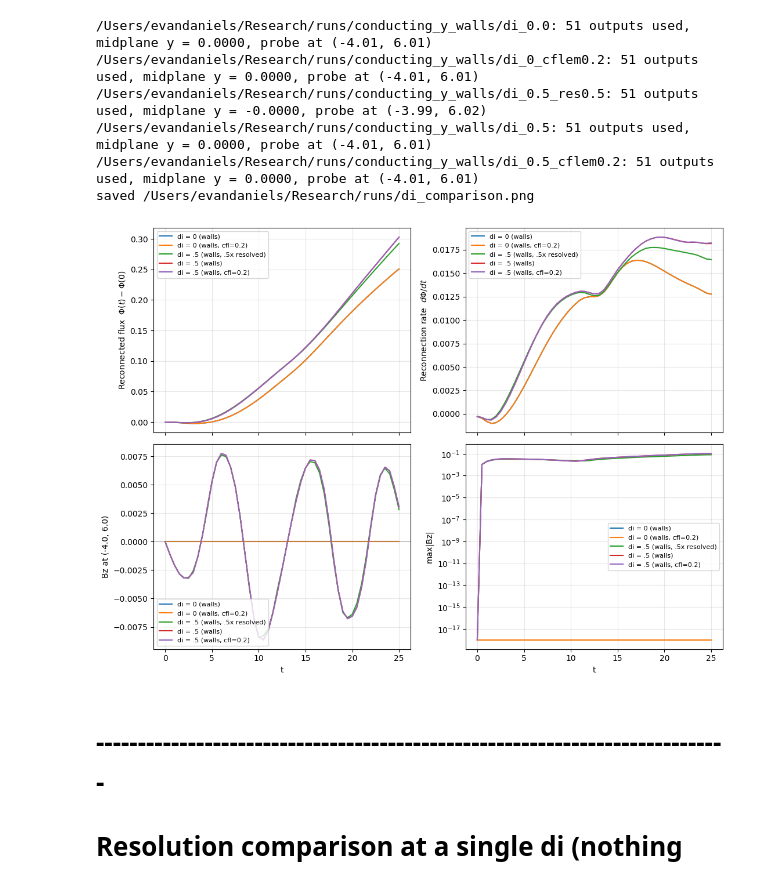
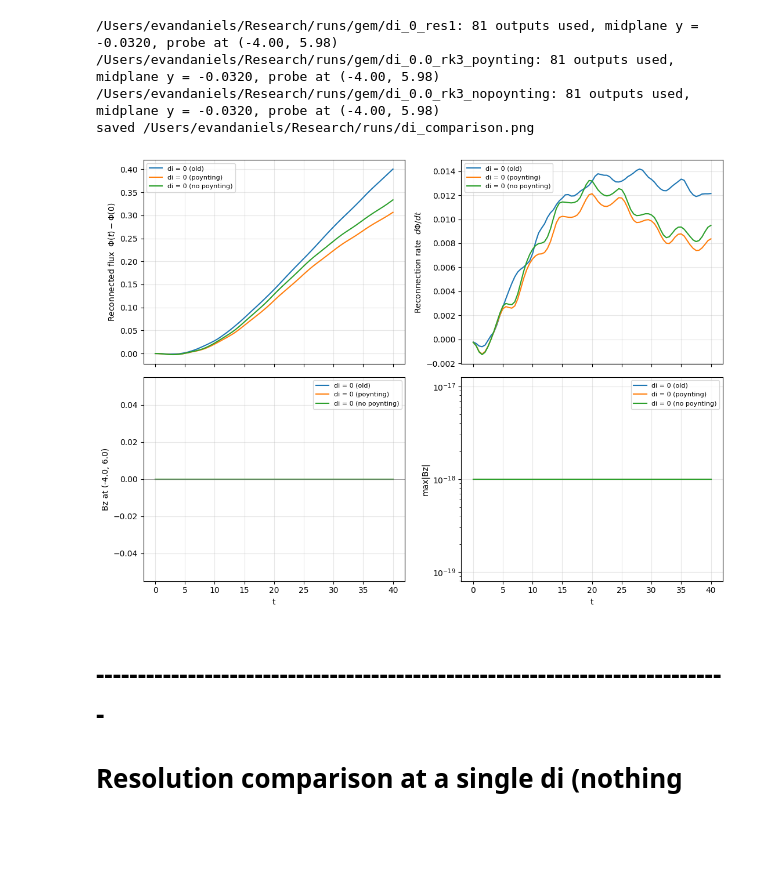
Before and after one commit to evan-daniels/mhd, a Jupyter notebook: src/matlab/compare_di.ipynb, the cells around one changed output. Saved outputs shown, nothing was run; the diff lists cells and outputs as text; code cells hidden in the pictures; blank space fills up the shorter version.

```diff
--- a/src/matlab/compare_di.ipynb
+++ b/src/matlab/compare_di.ipynb
@@ -26,16 +26,24 @@ BASE = os.path.expanduser('~/Research/runs')
 
 RUNS = {                     # label : folder under BASE
     # 'di = 0 (periodic)':    'periodic_y_boundary/di_0.0',
-    'di = 0 (walls)':    'conducting_y_walls/di_0.0',
+    # 'di = 0 (walls)':    'conducting_y_walls/di_0.0',
     # 'di = .1 (walls)':    'conducting_y_walls/di_0.1',
     # 'di = .1 (walls, .5x resolved)':    'conducting_y_walls/di_0.1_res0.5',
-    'di = 0 (walls, cfl=0.2)':    'conducting_y_walls/di_0_cflem0.2',
-    'di = .5 (walls, .5x resolved)':    'conducting_y_walls/di_0.5_res0.5',
-    'di = .5 (walls)':    'conducting_y_walls/di_0.5',
-    'di = .5 (walls, cfl=0.2)':    'conducting_y_walls/di_0.5_cflem0.2'
+    # 'di = 0 (walls, cfl=0.2)':    'conducting_y_walls/di_0_cflem0.2',
+    # 'di = .5 (walls, .5x resolved)':    'conducting_y_walls/di_0.5_res0.5',
+    # 'di = .5 (walls)':    'conducting_y_walls/di_0.5',
+    # 'di = .5 (walls, cfl=0.2)':    'conducting_y_walls/di_0.5_cflem0.2'
     # 'di = 0.1':  'di_0.1',
     # 'di = 0.25': 'di_0.25',
     # 'di = 0.5':  'di_0.5',
+    # 'di = 1' : 'gem/di_1.0_res1',
+    # 'di = 0' : 'gem/di_0_res1',
+    # 'di = 1' : 'gem/di_1.0_rk3_cw0_crash20.9',
+    'di = 0 (old)':      'gem/di_0_res1',
+    'di = 0 (poynting)': 'gem/di_0.0_rk3_poynting',
+    'di = 0 (no poynting)': 'gem/di_0.0_rk3_nopoynting'
+
+
 }
 
 P      = 10          # MPI ranks
@@ -75,7 +83,8 @@ def analyze_run(run_dir):
         bz_max.append(np.abs(Bz).max())
 
     # keep only outputs up to t_final (drops the repeated final writeout)
-    T_FINAL = 25.0
+    # T_FINAL = 25.0
+    T_FINAL = 40
     keep = [i for i, ti in enumerate(t) if ti <= T_FINAL + 1e-9]
     t        = [t[i] for i in keep]
     phi      = [phi[i] for i in keep]
@@ -107,39 +116,37 @@ fig, axs = plt.subplots(2, 2, figsize=(11, 8), sharex=True)
 for label, r in results.items():
     ax_phi.plot(r['t'], r['phi'], label=label)
     ax_rate.plot(r['t'], r['rate'], label=label)
     ax_probe.plot(r['t'], r['bz_probe'], label=label)
     ax_bzmax.semilogy(r['t'], np.maximum(r['bz_max'], 1e-18), label=label)
 
 ax_phi.set_ylabel(r'Reconnected flux  $\Phi(t)-\Phi(0)$')
 ax_rate.set_ylabel(r'Reconnection rate  $d\Phi/dt$')
 ax_probe.set_ylabel(f'Bz at ({PROBE[0]}, {PROBE[1]})')
 ax_bzmax.set_ylabel('max|Bz|')
 ax_probe.axhline(0, color='gray', lw=0.5)
 for ax in axs.flat:
     ax.grid(alpha=0.3)
     ax.legend(fontsize=8)
 for ax in axs[1]:
     ax.set_xlabel('t')
 
 fig.tight_layout()
 out = os.path.join(BASE, 'di_comparison.png')
 fig.savefig(out, dpi=150)
 print(f'saved {out}')
 plt.show()
 
 # Save the numbers too, one CSV per run
 for label, r in results.items():
     fname = os.path.join(BASE, f"timeseries_{label.replace(' ', '').replace('=', '_')}.csv")
     np.savetxt(fname, np.column_stack([r['t'], r['phi'], r['rate'], r['bz_probe'], r['bz_max']]),
                delimiter=',', header='t,phi,rate,bz_probe,bz_max', comments='')
 # %% [output]
-/Users/evandaniels/Research/runs/conducting_y_walls/di_0.0: 51 outputs used, midplane y = 0.0000, probe at (-4.01, 6.01)
-/Users/evandaniels/Research/runs/conducting_y_walls/di_0_cflem0.2: 51 outputs used, midplane y = 0.0000, probe at (-4.01, 6.01)
-/Users/evandaniels/Research/runs/conducting_y_walls/di_0.5_res0.5: 51 outputs used, midplane y = -0.0000, probe at (-3.99, 6.02)
-/Users/evandaniels/Research/runs/conducting_y_walls/di_0.5: 51 outputs used, midplane y = 0.0000, probe at (-4.01, 6.01)
-/Users/evandaniels/Research/runs/conducting_y_walls/di_0.5_cflem0.2: 51 outputs used, midplane y = 0.0000, probe at (-4.01, 6.01)
+/Users/evandaniels/Research/runs/gem/di_0_res1: 81 outputs used, midplane y = -0.0320, probe at (-4.00, 5.98)
+/Users/evandaniels/Research/runs/gem/di_0.0_rk3_poynting: 81 outputs used, midplane y = -0.0320, probe at (-4.00, 5.98)
+/Users/evandaniels/Research/runs/gem/di_0.0_rk3_nopoynting: 81 outputs used, midplane y = -0.0320, probe at (-4.00, 5.98)
 saved /Users/evandaniels/Research/runs/di_comparison.png
-[figure, old version]
+[figure, new version]
 # %% [markdown]
 # ----------------------------------------------------------------------------
 # Resolution comparison at a single di (nothing saved, plot only)
```
Also changed, not shown: parts of 1 cell of this notebook, 6 other files.
